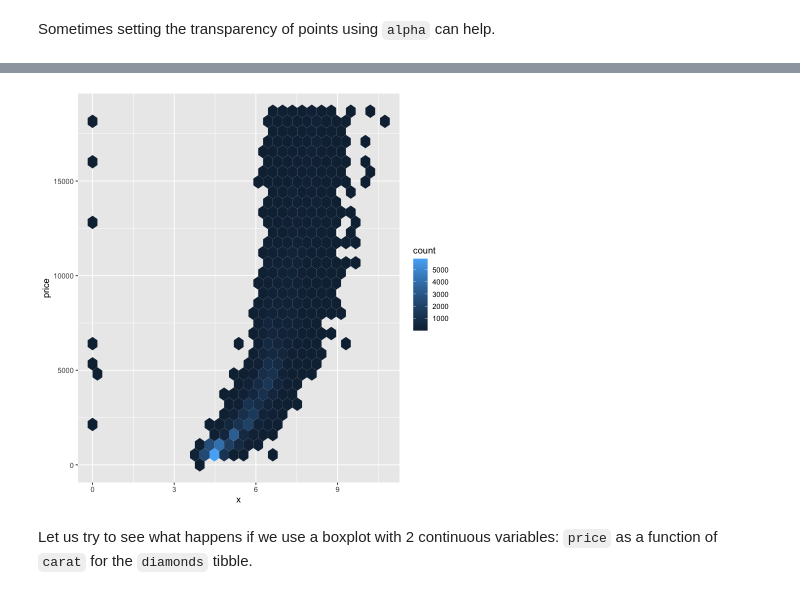
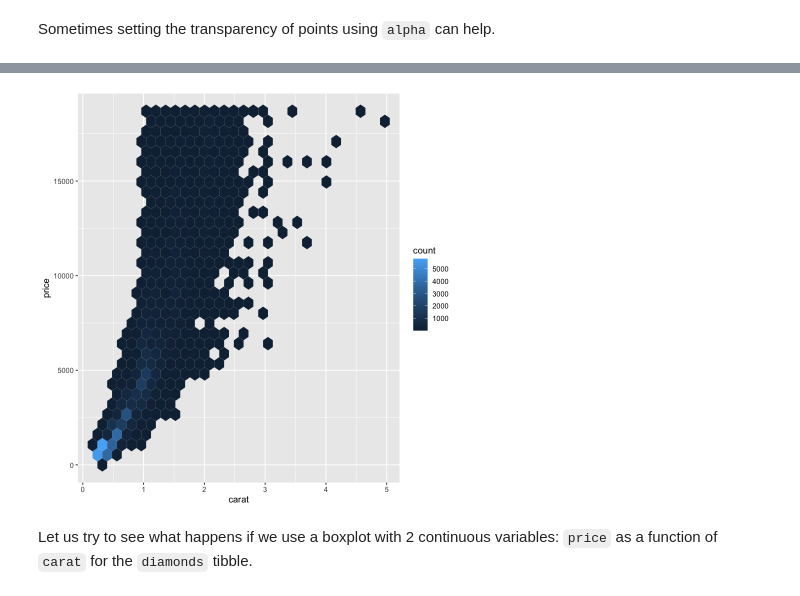
Before and after one commit to CJX-THU/stats306_fall2020, a Jupyter notebook: Lecture_Notes/Lecture5/Lecture5.1.ipynb, the cells around one changed output, grey strips where cells are left out. Cells and saved outputs as stored; diff of their text form; code cells hidden in the pictures.

```diff
--- a/Lecture_Notes/Lecture5/Lecture5.1.ipynb
+++ b/Lecture_Notes/Lecture5/Lecture5.1.ipynb
@@ -280,8 +280,8 @@ ggplot(data = diamonds) +
 # %%
 ggplot(data = diamonds) +
-    geom_hex(mapping = aes(x = x, y = price))
+    geom_hex(mapping = aes(x = carat, y = price))
 # %% [output]
-[figure, old version]
+[figure, new version]
 # %% [markdown]
 Let us try to see what happens if we use a boxplot with 2 continuous variables: `price` as a function of `carat` for the `diamonds` tibble.
 # %%
```
Also changed, not shown: parts of 3 cells of this notebook.
